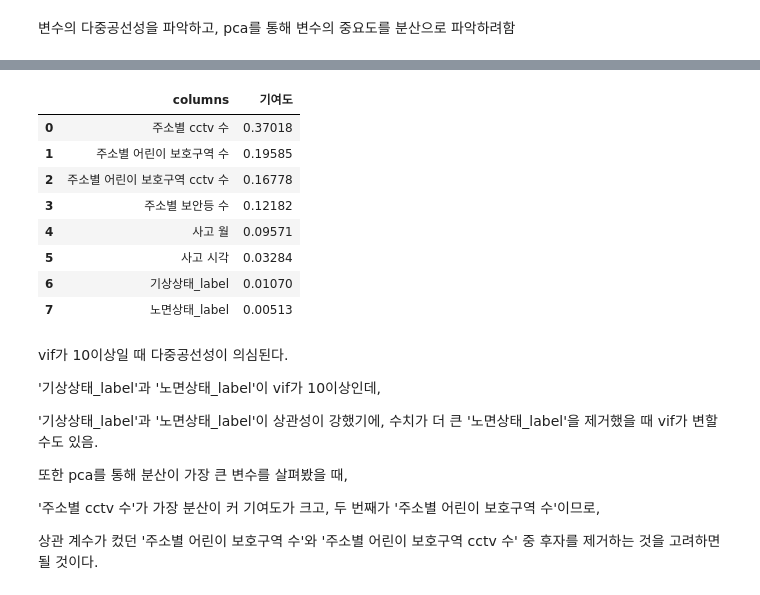
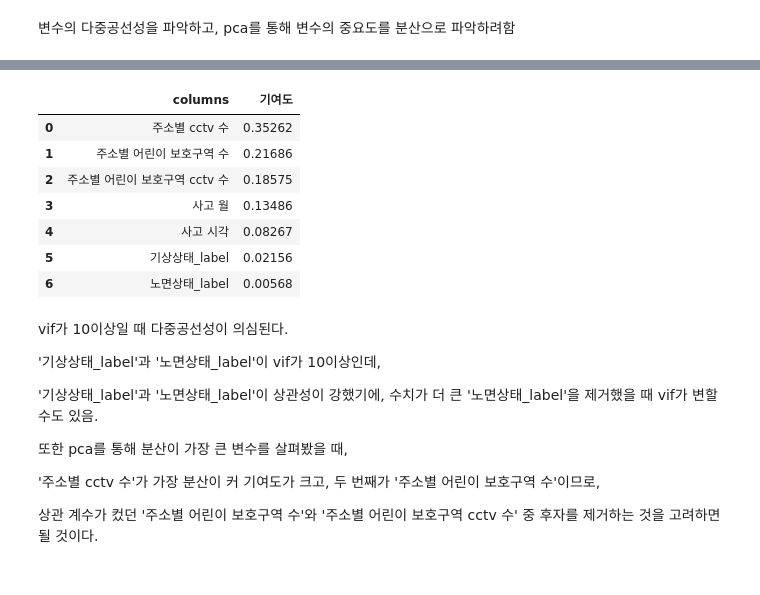
Before and after one commit to nyeokinyeoki/dacon_accident, a Jupyter notebook: accident.ipynb, the cells around one changed output, grey strips where cells are left out. Drawn from its saved outputs; the diff is of its cells as text; code cells hidden in the pictures.

```diff
--- a/accident.ipynb
+++ b/accident.ipynb
@@ -674,10 +616,10 @@ gb_light
 # %%
 # 데이터 합치기
 
-gbList = ["cctv", "child_dr", "light"]
+gbList = ["cctv", "child_dr"]
 
 # cnt = 1
-for i in range(3) :
+for i in range(2) :
     # print(cnt)
 
     if i == 0 :
@@ -687,7 +629,7 @@ for i in range(3) :
 
     # cnt+=1
 
-df_train_join.drop(["주소_수정", "주소_수정_x", "주소_수정_y"], axis=1, inplace=True)
+df_train_join.drop(["주소_수정_x","주소_수정_y"], axis=1, inplace=True)
 
 df_train_join.info()
 # %% [output]
@@ -770,7 +715,7 @@ dtype: int64
 # %%
 # int 타입으로 변경
 
-df_train_join[['사망자수','중상자수','경상자수','부상자수','ECLO','주소별 cctv 수','주소별 어린이 보호구역 수','주소별 어린이 보호구역 cctv 수','주소별 보안등 수']] = df_train_join[['사망자수','중상자수','경상자수','부상자수','ECLO','주소별 cctv 수','주소별 어린이 보호구역 수','주소별 어린이 보호구역 cctv 수','주소별 보안등 수']].astype(int)
+df_train_join[['사망자수','중상자수','경상자수','부상자수','ECLO','주소별 cctv 수','주소별 어린이 보호구역 수','주소별 어린이 보호구역 cctv 수']] = df_train_join[['사망자수','중상자수','경상자수','부상자수','ECLO','주소별 cctv 수','주소별 어린이 보호구역 수','주소별 어린이 보호구역 cctv 수']].astype(int)
 
 df_train_join.dtypes
 # %% [output]
@@ -1294,31 +1235,30 @@ vif
 # %%
 # pca
 
 mmsc = MinMaxScaler()
 
 number_select_sc = mmsc.fit_transform(number_select_dr)
 
 df_pca = pd.DataFrame()
 
 df_pca["columns"] = number_select_dr.columns
 
-pca = PCA(n_components=8)
+pca = PCA(n_components=7)
 
 pca.fit(number_select_sc)
 
 df_pca["기여도"] = pca.explained_variance_ratio_
 
 df_pca
 # %% [output]
 |  | columns | 기여도 |
-| 0 | 주소별 cctv 수 | 0.37018 |
-| 1 | 주소별 어린이 보호구역 수 | 0.19585 |
-| 2 | 주소별 어린이 보호구역 cctv 수 | 0.16778 |
-| 3 | 주소별 보안등 수 | 0.12182 |
-| 4 | 사고 월 | 0.09571 |
-| 5 | 사고 시각 | 0.03284 |
-| 6 | 기상상태_label | 0.01070 |
-| 7 | 노면상태_label | 0.00513 |
+| 0 | 주소별 cctv 수 | 0.35262 |
+| 1 | 주소별 어린이 보호구역 수 | 0.21686 |
+| 2 | 주소별 어린이 보호구역 cctv 수 | 0.18575 |
+| 3 | 사고 월 | 0.13486 |
+| 4 | 사고 시각 | 0.08267 |
+| 5 | 기상상태_label | 0.02156 |
+| 6 | 노면상태_label | 0.00568 |
 # %% [markdown]
 vif가 10이상일 때 다중공선성이 의심된다.
 
```
Also changed, not shown: parts of 33 cells of this notebook.
